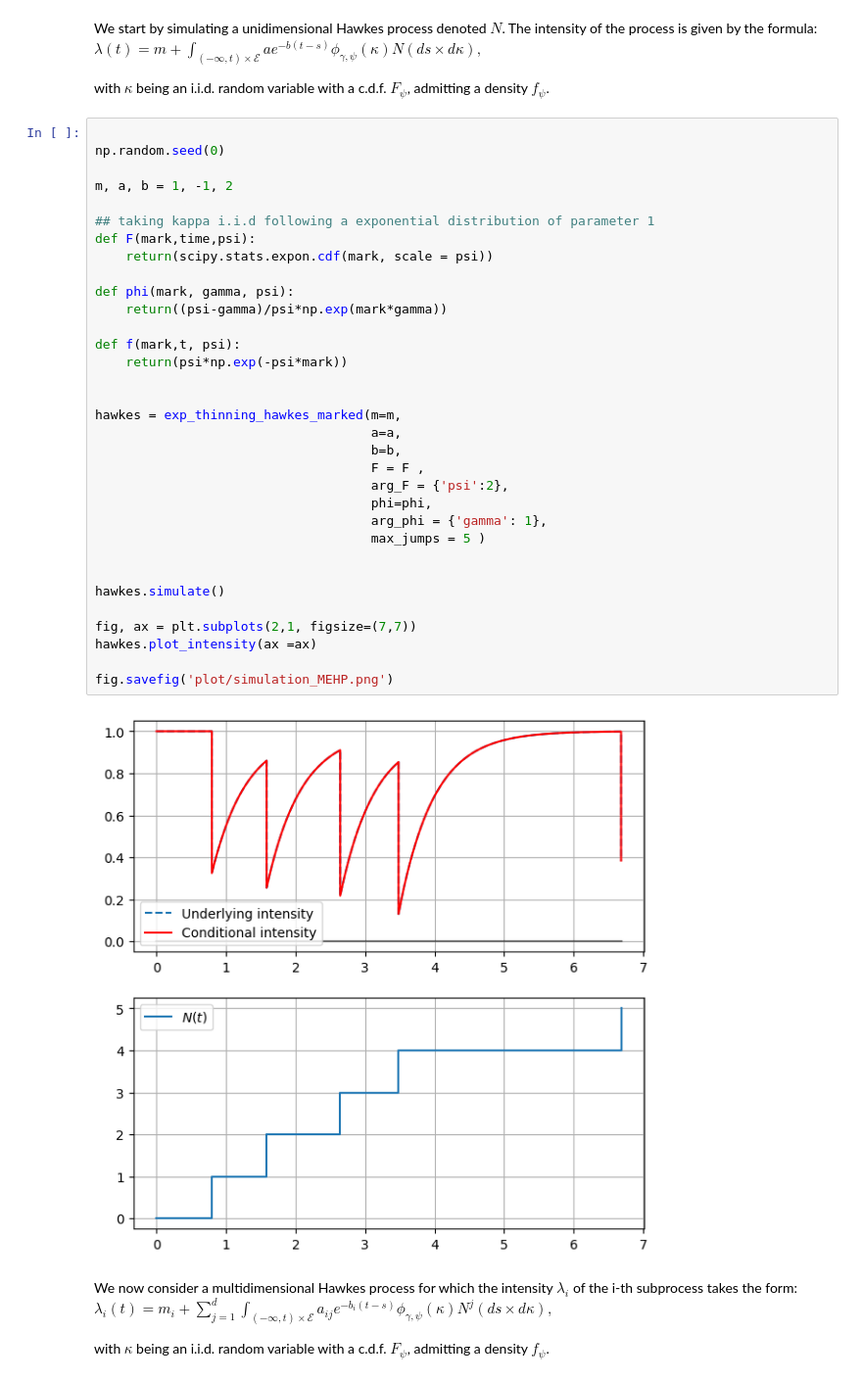
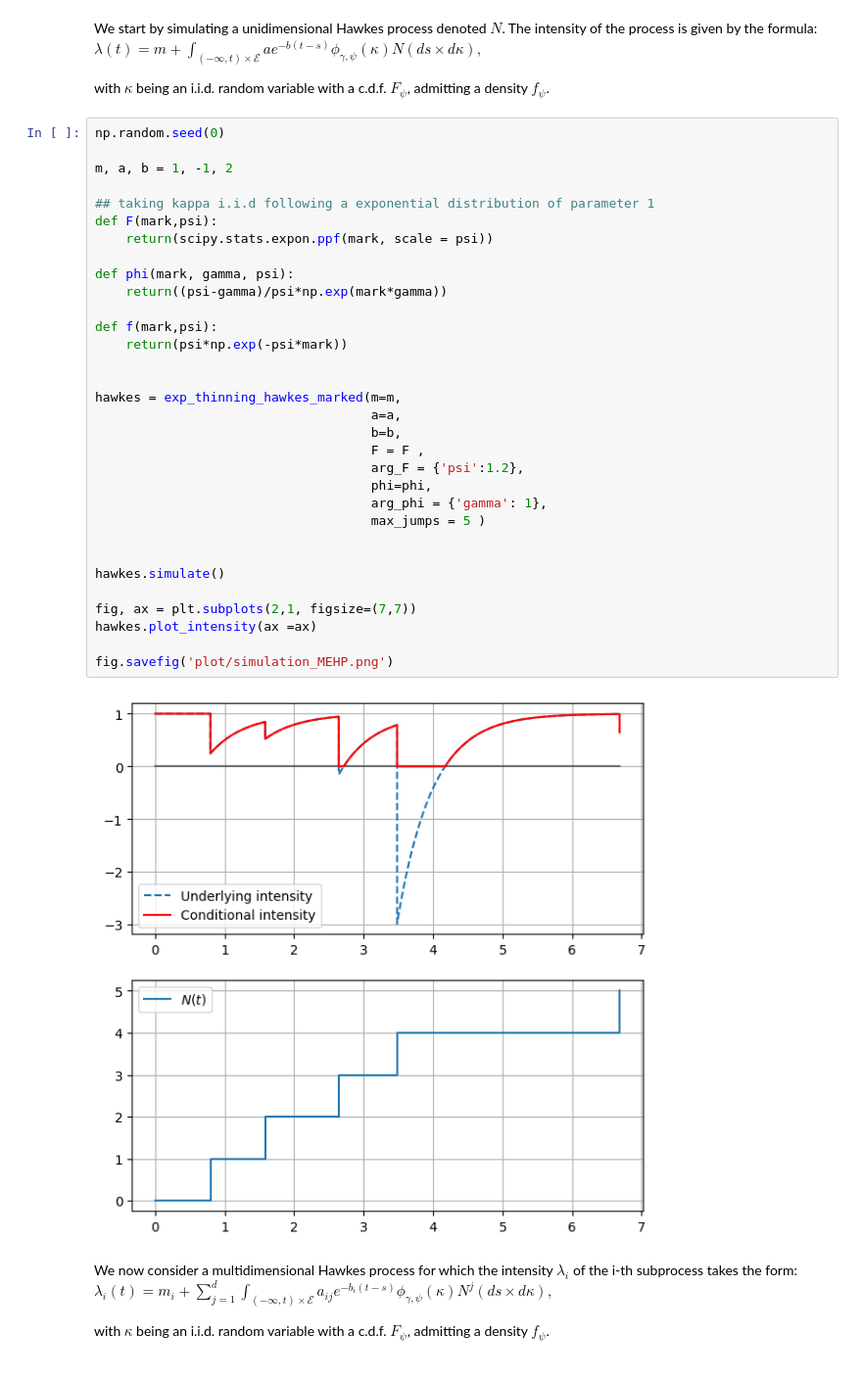
Before and after one commit to Msadeler/marked_exp_hawkes, a Jupyter notebook: example.ipynb, the cells around one changed output. Shown at 98% size. Cells and saved outputs as stored; diff of their text form.

```diff
--- a/example.ipynb
+++ b/example.ipynb
@@ -15,40 +15,39 @@ We start by simulating a unidimensional Hawkes process denoted $N$. The intensit
 
 with $\kappa$ being an i.i.d. random variable with a c.d.f. $F_\psi$, admitting a density $f_\psi$.
 # %%
-
 np.random.seed(0)
 
 m, a, b = 1, -1, 2
 
 ## taking kappa i.i.d following a exponential distribution of parameter 1
-def F(mark,time,psi):
-    return(scipy.stats.expon.cdf(mark, scale = psi))
+def F(mark,psi):
+    return(scipy.stats.expon.ppf(mark, scale = psi))
 
 def phi(mark, gamma, psi):
     return((psi-gamma)/psi*np.exp(mark*gamma))
 
-def f(mark,t, psi):
+def f(mark,psi):
     return(psi*np.exp(-psi*mark))
 
 
 hawkes = exp_thinning_hawkes_marked(m=m,
                                     a=a,
                                     b=b,
                                     F = F ,
-                                    arg_F = {'psi':2},
+                                    arg_F = {'psi':1.2},
                                     phi=phi,
                                     arg_phi = {'gamma': 1},
                                     max_jumps = 5 )
 
 
 hawkes.simulate()
 
 fig, ax = plt.subplots(2,1, figsize=(7,7))
 hawkes.plot_intensity(ax =ax)
 
 fig.savefig('plot/simulation_MEHP.png')
 # %% [output]
-[figure, old version]
+[figure, new version]
 # %% [markdown]
 We now consider a multidimensional Hawkes process for which the intensity $\lambda_i$ of the i-th subprocess takes the form: $\begin{equation} \lambda_{i}(t) = m_i + \sum_{j=1}^{d} \int_{(-\infty ,t)\times \mathcal{E}} a_{ij} e^{-b_i(t-s)} \phi_{\gamma, \psi}(\kappa) N^j(ds \times d\kappa), \end{equation}$
 
```
Also changed, not shown: parts of 10 cells of this notebook, 8 other files.
